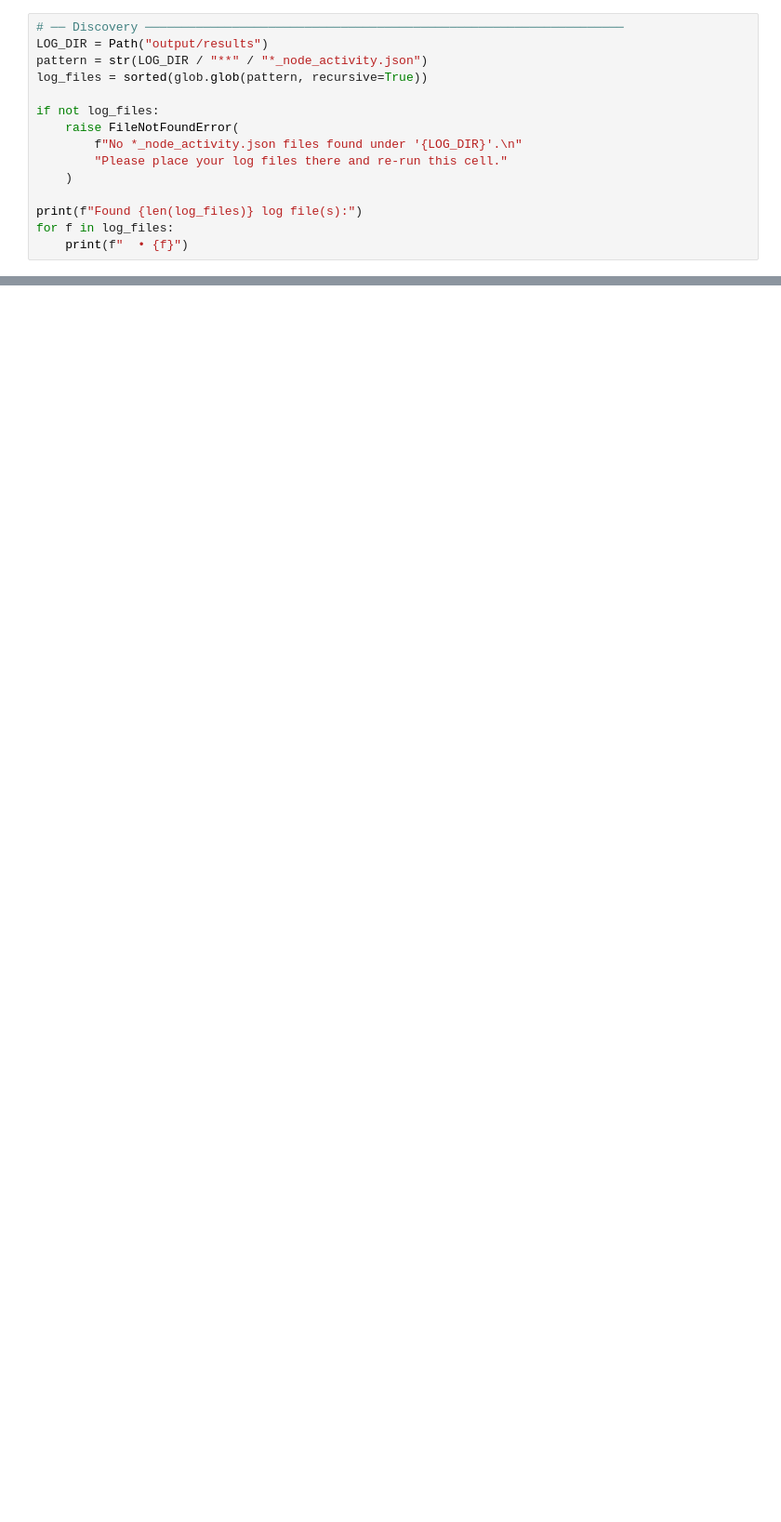
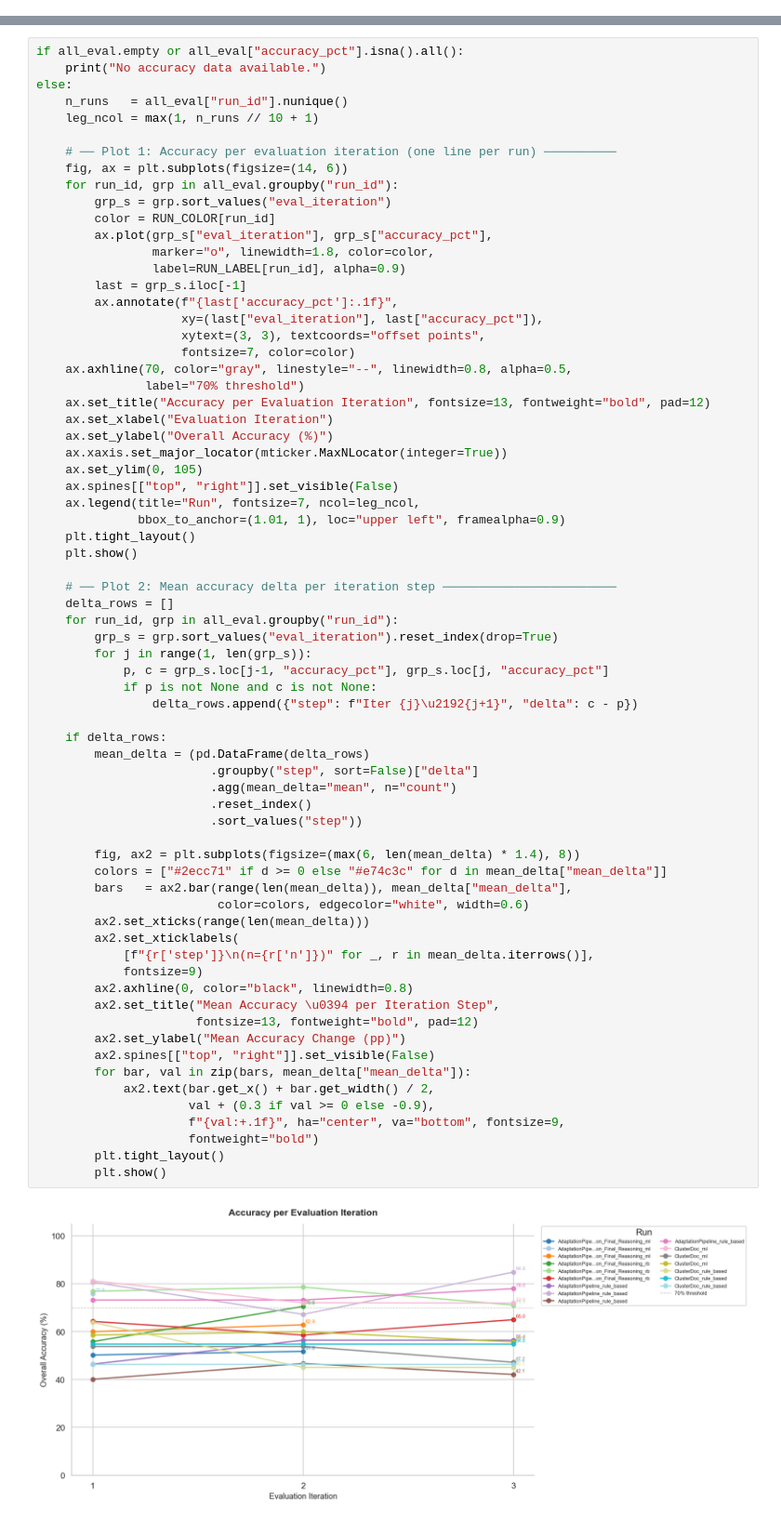
Before and after one commit to gdebus/data-integration-team-project, a Jupyter notebook: agents/agent_evaluation.ipynb, the cells around one changed output, grey strips where cells are left out. Shown at 93% size. Saved outputs shown, nothing was run; the diff lists cells and outputs as text; blank space fills up the shorter version.

Commit message:
added agent evaluation

```diff
--- a/agents/agent_evaluation.ipynb
+++ b/agents/agent_evaluation.ipynb
@@ -35,15 +0,0 @@ Each file maps to one **pipeline run**.
-# %%
-# ── Discovery ──────────────────────────────────────────────────────────────────
-LOG_DIR = Path("output/results")
-pattern = str(LOG_DIR / "**" / "*_node_activity.json")
-log_files = sorted(glob.glob(pattern, recursive=True))
-
-if not log_files:
-    raise FileNotFoundError(
-        f"No *_node_activity.json files found under '{LOG_DIR}'.\n"
-        "Please place your log files there and re-run this cell."
-    )
-
-print(f"Found {len(log_files)} log file(s):")
-for f in log_files:
-    print(f"  • {f}")
@@ -921,0 +336,71 @@ for run_id, r in runs.items():
+# %%
+if all_eval.empty or all_eval["accuracy_pct"].isna().all():
+    print("No accuracy data available.")
+else:
+    n_runs   = all_eval["run_id"].nunique()
+    leg_ncol = max(1, n_runs // 10 + 1)
+
+    # ── Plot 1: Accuracy per evaluation iteration (one line per run) ──────────
+    fig, ax = plt.subplots(figsize=(14, 6))
+    for run_id, grp in all_eval.groupby("run_id"):
+        grp_s = grp.sort_values("eval_iteration")
+        color = RUN_COLOR[run_id]
+        ax.plot(grp_s["eval_iteration"], grp_s["accuracy_pct"],
+                marker="o", linewidth=1.8, color=color,
+                label=RUN_LABEL[run_id], alpha=0.9)
+        last = grp_s.iloc[-1]
+        ax.annotate(f"{last['accuracy_pct']:.1f}",
+                    xy=(last["eval_iteration"], last["accuracy_pct"]),
+                    xytext=(3, 3), textcoords="offset points",
+                    fontsize=7, color=color)
+    ax.axhline(70, color="gray", linestyle="--", linewidth=0.8, alpha=0.5,
+               label="70% threshold")
+    ax.set_title("Accuracy per Evaluation Iteration", fontsize=13, fontweight="bold", pad=12)
+    ax.set_xlabel("Evaluation Iteration")
+    ax.set_ylabel("Overall Accuracy (%)")
+    ax.xaxis.set_major_locator(mticker.MaxNLocator(integer=True))
+    ax.set_ylim(0, 105)
+    ax.spines[["top", "right"]].set_visible(False)
+    ax.legend(title="Run", fontsize=7, ncol=leg_ncol,
+              bbox_to_anchor=(1.01, 1), loc="upper left", framealpha=0.9)
+    plt.tight_layout()
+    plt.show()
+
+    # ── Plot 2: Mean accuracy delta per iteration step ────────────────────────
+    delta_rows = []
+    for run_id, grp in all_eval.groupby("run_id"):
+        grp_s = grp.sort_values("eval_iteration").reset_index(drop=True)
+        for j in range(1, len(grp_s)):
+            p, c = grp_s.loc[j-1, "accuracy_pct"], grp_s.loc[j, "accuracy_pct"]
+            if p is not None and c is not None:
+                delta_rows.append({"step": f"Iter {j}\u2192{j+1}", "delta": c - p})
+
+    if delta_rows:
+        mean_delta = (pd.DataFrame(delta_rows)
+                        .groupby("step", sort=False)["delta"]
+                        .agg(mean_delta="mean", n="count")
+                        .reset_index()
+                        .sort_values("step"))
+
+        fig, ax2 = plt.subplots(figsize=(max(6, len(mean_delta) * 1.4), 8))
+        colors = ["#2ecc71" if d >= 0 else "#e74c3c" for d in mean_delta["mean_delta"]]
+        bars   = ax2.bar(range(len(mean_delta)), mean_delta["mean_delta"],
+                         color=colors, edgecolor="white", width=0.6)
+        ax2.set_xticks(range(len(mean_delta)))
+        ax2.set_xticklabels(
+            [f"{r['step']}\n(n={r['n']})" for _, r in mean_delta.iterrows()],
+            fontsize=9)
+        ax2.axhline(0, color="black", linewidth=0.8)
+        ax2.set_title("Mean Accuracy \u0394 per Iteration Step",
+                      fontsize=13, fontweight="bold", pad=12)
+        ax2.set_ylabel("Mean Accuracy Change (pp)")
+        ax2.spines[["top", "right"]].set_visible(False)
+        for bar, val in zip(bars, mean_delta["mean_delta"]):
+            ax2.text(bar.get_x() + bar.get_width() / 2,
+                     val + (0.3 if val >= 0 else -0.9),
+                     f"{val:+.1f}", ha="center", va="bottom", fontsize=9,
+                     fontweight="bold")
+        plt.tight_layout()
+        plt.show()
+# %% [output]
+[figure, added]
```
Also changed, not shown: parts of 56 cells of this notebook.
